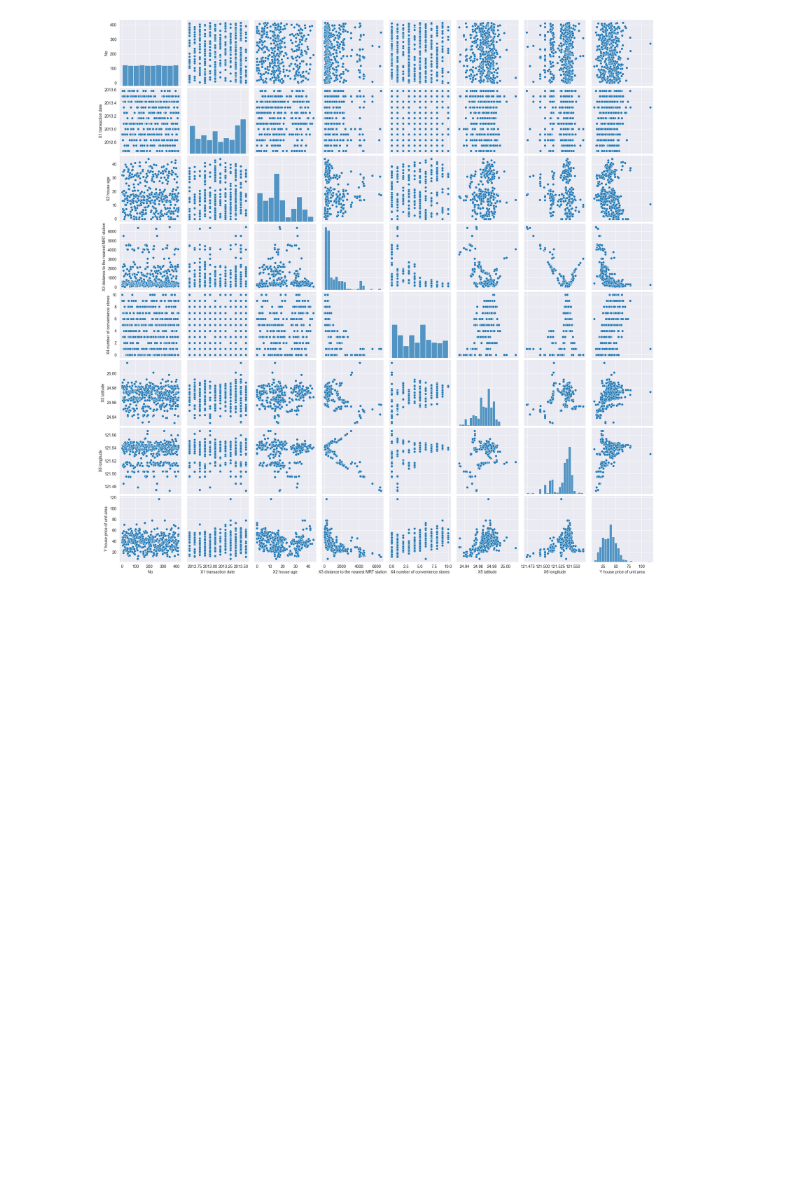
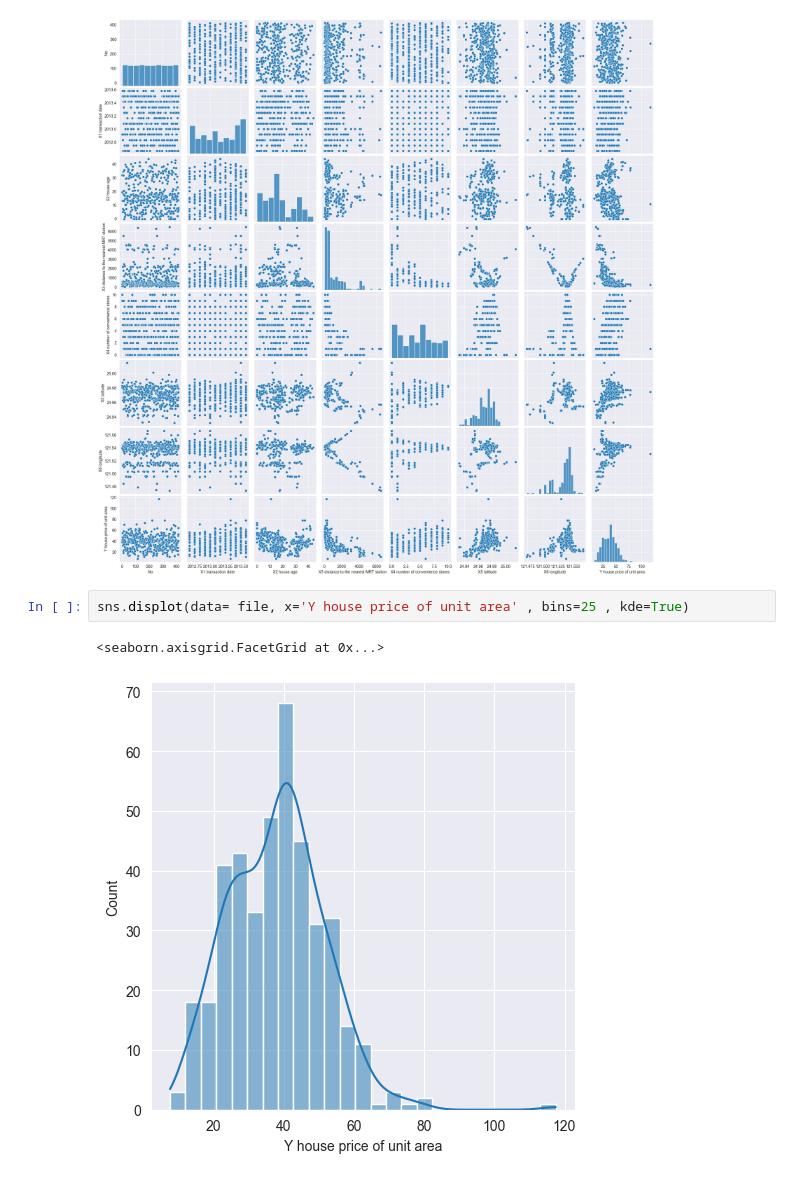
Before and after one commit to pooyanosk1382/ML, a Jupyter notebook: Assignment1/Real State/realState.ipynb, the cells around one changed output. Drawn from its saved outputs; the diff is of its cells as text; blank space fills up the shorter version.

```diff
--- a/Assignment1/Real State/realState.ipynb
+++ b/Assignment1/Real State/realState.ipynb
@@ -63,3 +65,8 @@ sns.pairplot(file)
 # %% [output]
 <seaborn.axisgrid.PairGrid at 0x...>
 [figure]
+# %%
+sns.displot(data= file, x='Y house price of unit area' , bins=25 , kde=True)
+# %% [output]
+<seaborn.axisgrid.FacetGrid at 0x...>
+[figure, added]
```
Also changed, not shown: parts of 2 cells of this notebook.
